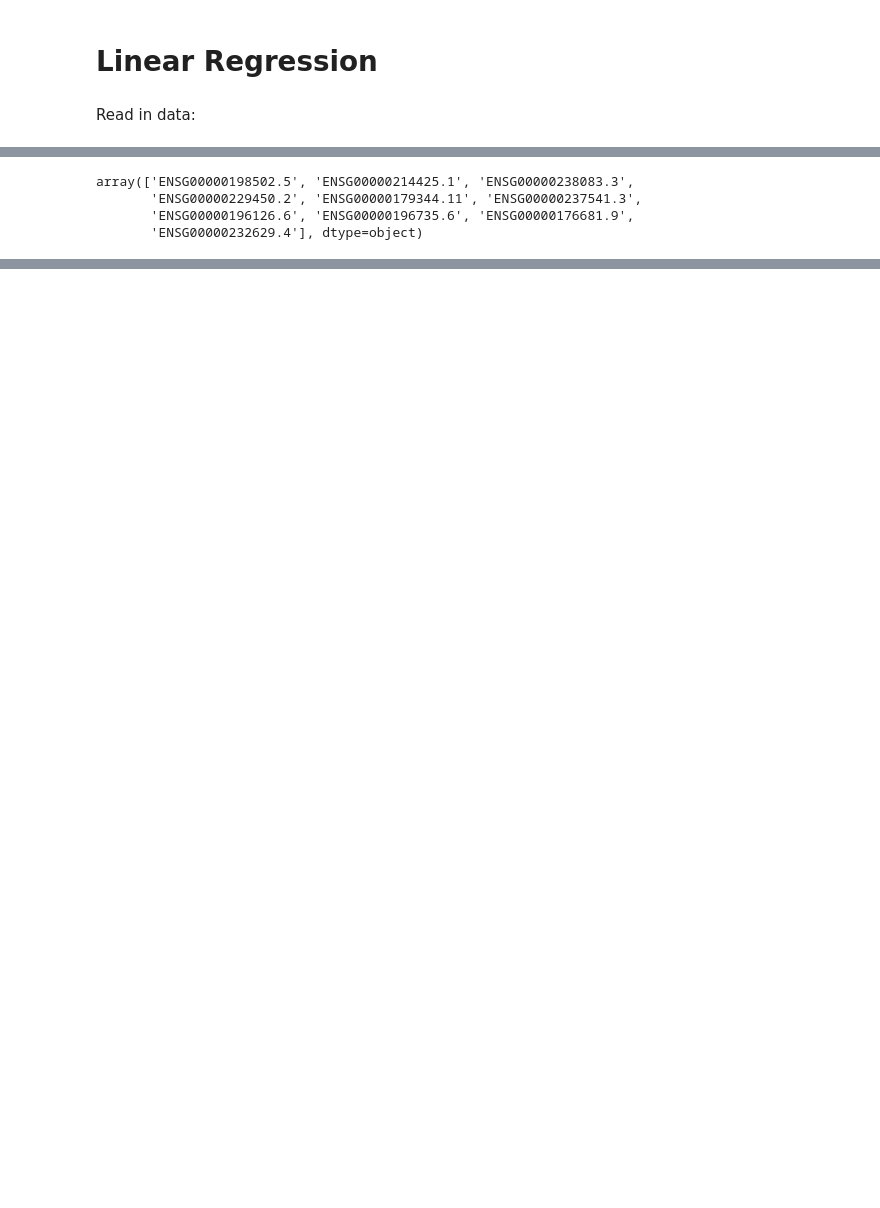
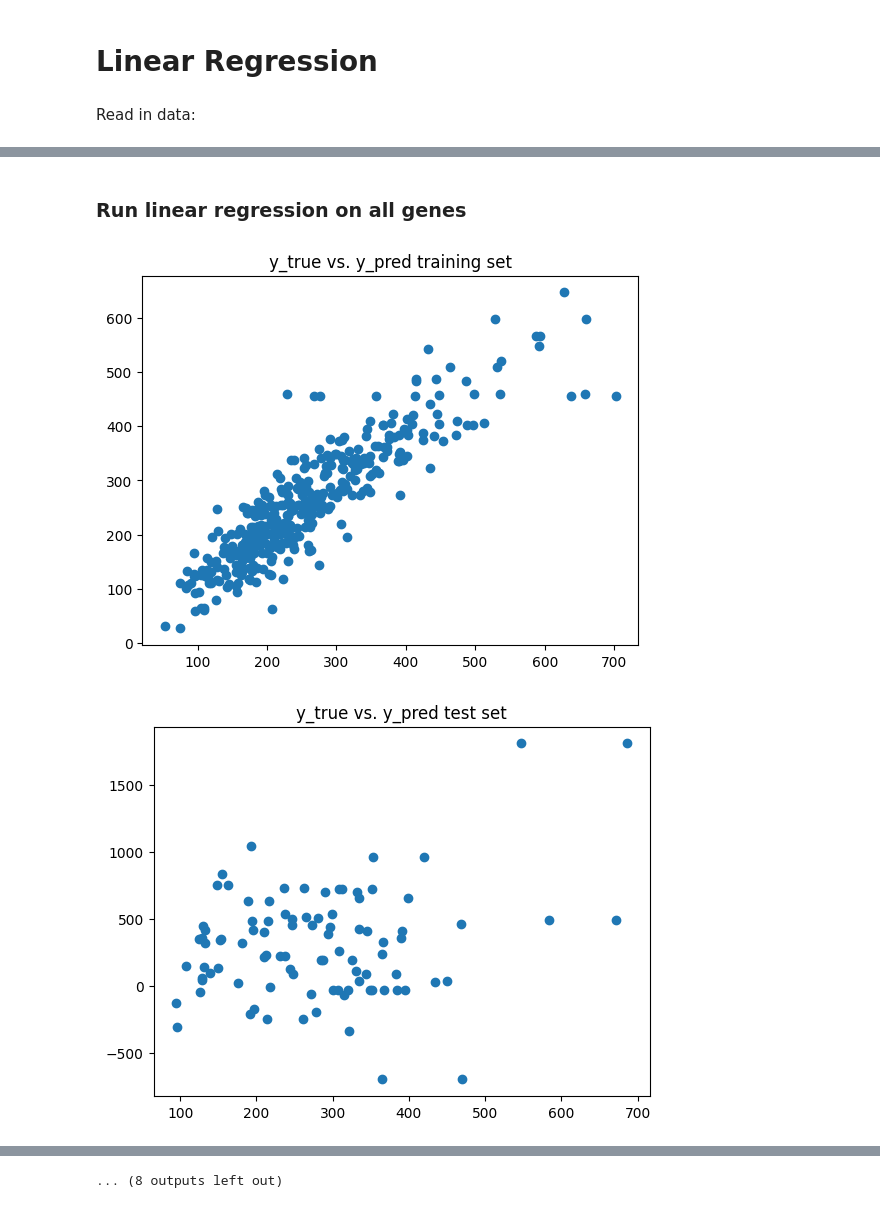
Before and after one commit to SarahOuologuem/lm-eqtl, a Jupyter notebook: task2/linear_regression.ipynb, the cells around one changed output, grey strips where cells are left out. Cells and saved outputs as stored; diff of their text form; code cells hidden in the pictures; blank space fills up the shorter version.

```diff
--- a/task2/linear_regression.ipynb
+++ b/task2/linear_regression.ipynb
@@ -42,7 +36,2 @@ data.head()
-# %%
-data.gene_id.unique()
-# %% [output]
-array(['ENSG00000198502.5', 'ENSG00000214425.1', 'ENSG00000238083.3',
-       'ENSG00000229450.2', 'ENSG00000179344.11', 'ENSG00000237541.3',
-       'ENSG00000196126.6', 'ENSG00000196735.6', 'ENSG00000176681.9',
-       'ENSG00000232629.4'], dtype=object)
+# %% [markdown]
+### **Run linear regression on all genes**
@@ -48,0 +40,29 @@ array(['ENSG00000198502.5', 'ENSG00000214425.1', 'ENSG00000238083.3',
+# %%
+r_values_train = {}
+r_values_test = {}
+for gene in data.gene_id.unique():
+    # extract data
+    gene_df = data[data.gene_id == gene]
+    gene_df_train = gene_df[~(gene_df.test_set == True)]
+    gene_df_test = gene_df[gene_df.test_set == True]
+    X_train = np.array(gene_df_train["embedding"].values.tolist())
+    X_test = np.array(gene_df_test["embedding"].values.tolist())
+    y_train = np.array(gene_df_train.expression)
+    y_test = np.array(gene_df_test.expression)
+    # run model
+    lr = LinearRegression()
+    lr = lr.fit(X_train, y_train)
+    r_values_train[gene] = lr.score(X_train, y_train)
+    r_values_test[gene] = lr.score(X_test, y_test)
+    # plot results on training set
+    y_pred = lr.predict(X_train)
+    plt.scatter(y_train, y_pred)
+    plt.title("y_true vs. y_pred training set")
+    plt.show()
+    y_pred = lr.predict(X_test)
+    plt.scatter(y_test, y_pred)
+    plt.title("y_true vs. y_pred test set")
+    plt.show()
+# %% [output]
+[figure, added]
+[figure, added]
@@ -48,0 +79 @@ array(['ENSG00000198502.5', 'ENSG00000214425.1', 'ENSG00000238083.3',
+... (8 outputs left out)
```
Also changed, not shown: parts of 27 cells of this notebook.
